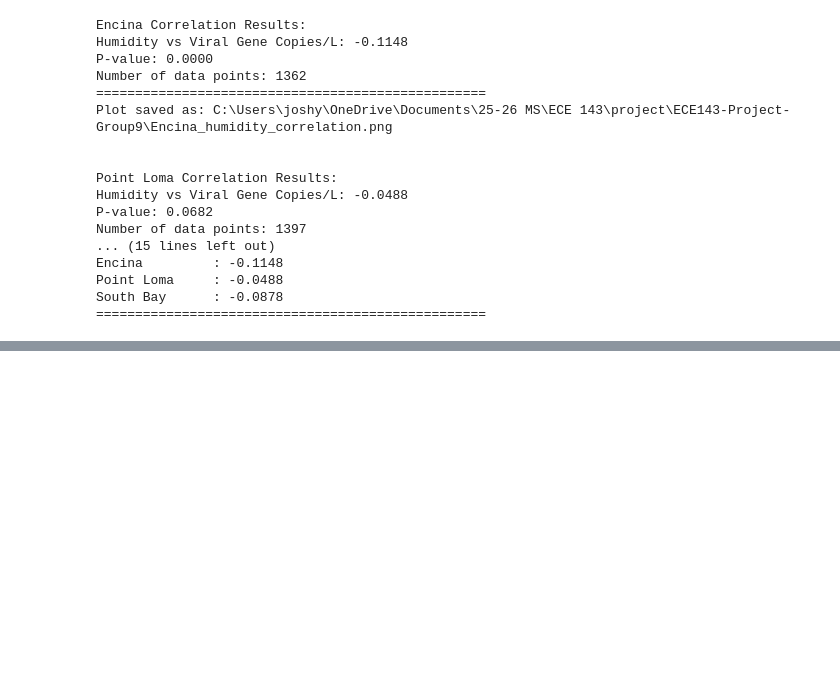
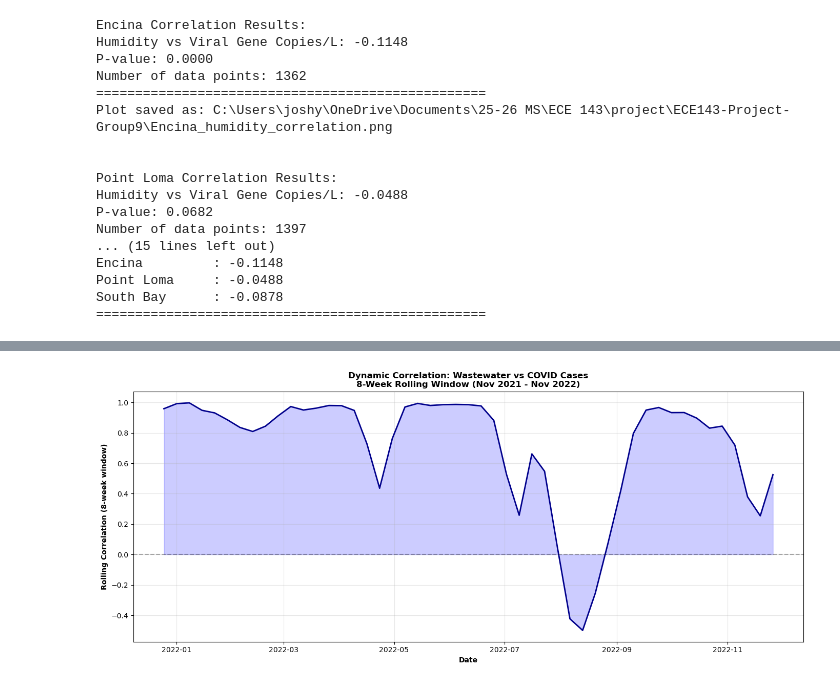
Before and after one commit to jpark0818/ECE143-Project-Group9, a Jupyter notebook: combined_submission.ipynb, the cells around one changed output, grey strips where cells are left out. Saved outputs shown, nothing was run; the diff lists cells and outputs as text; code cells hidden in the pictures; blank space fills up the shorter version.

```diff
--- a/combined_submission.ipynb
+++ b/combined_submission.ipynb
@@ -571,0 +693,37 @@ South Bay      : -0.0878
+# %%
+# Filter data to peak period: Nov 2021 - Nov 2022
+start_date = pd.Timestamp('2021-11-01')
+end_date = pd.Timestamp('2022-11-30')
+peak_data = merged[(merged['WkEndActual'] >= start_date) & (merged['WkEndActual'] <= end_date)].copy()
+peak_data = peak_data.sort_values('WkEndActual').reset_index(drop=True)
+
+# Calculate 8-week rolling correlation
+window_size = 8
+rolling_corr = []
+for i in range(len(peak_data)):
+    if i >= window_size - 1:
+        window_df = peak_data.iloc[i-window_size+1:i+1]
+        valid = window_df[['wastewater_zscore', 'Cases']].dropna()
+        if len(valid) >= 6:
+            corr, _ = pearsonr(valid['wastewater_zscore'], valid['Cases'])
+            rolling_corr.append(corr)
+        else:
+            rolling_corr.append(np.nan)
+    else:
+        rolling_corr.append(np.nan)
+
+peak_data['rolling_corr'] = rolling_corr
+
+# Plot rolling correlation over time
+fig, ax = plt.subplots(figsize=(14, 6))
+ax.plot(peak_data['WkEndActual'], peak_data['rolling_corr'], linewidth=2, color='darkblue')
+ax.axhline(0, color='black', linestyle='--', alpha=0.3)
+ax.fill_between(peak_data['WkEndActual'], peak_data['rolling_corr'], 0, alpha=0.2, color='blue')
+ax.set_xlabel('Date', fontweight='bold')
+ax.set_ylabel('Rolling Correlation (8-week window)', fontweight='bold')
+ax.set_title('Dynamic Correlation: Wastewater vs COVID Cases\n8-Week Rolling Window (Nov 2021 - Nov 2022)', fontweight='bold')
+ax.grid(True, alpha=0.3)
+plt.tight_layout()
+plt.show()
+# %% [output]
+[figure, added]
```
Also changed, not shown: parts of 24 cells of this notebook.
